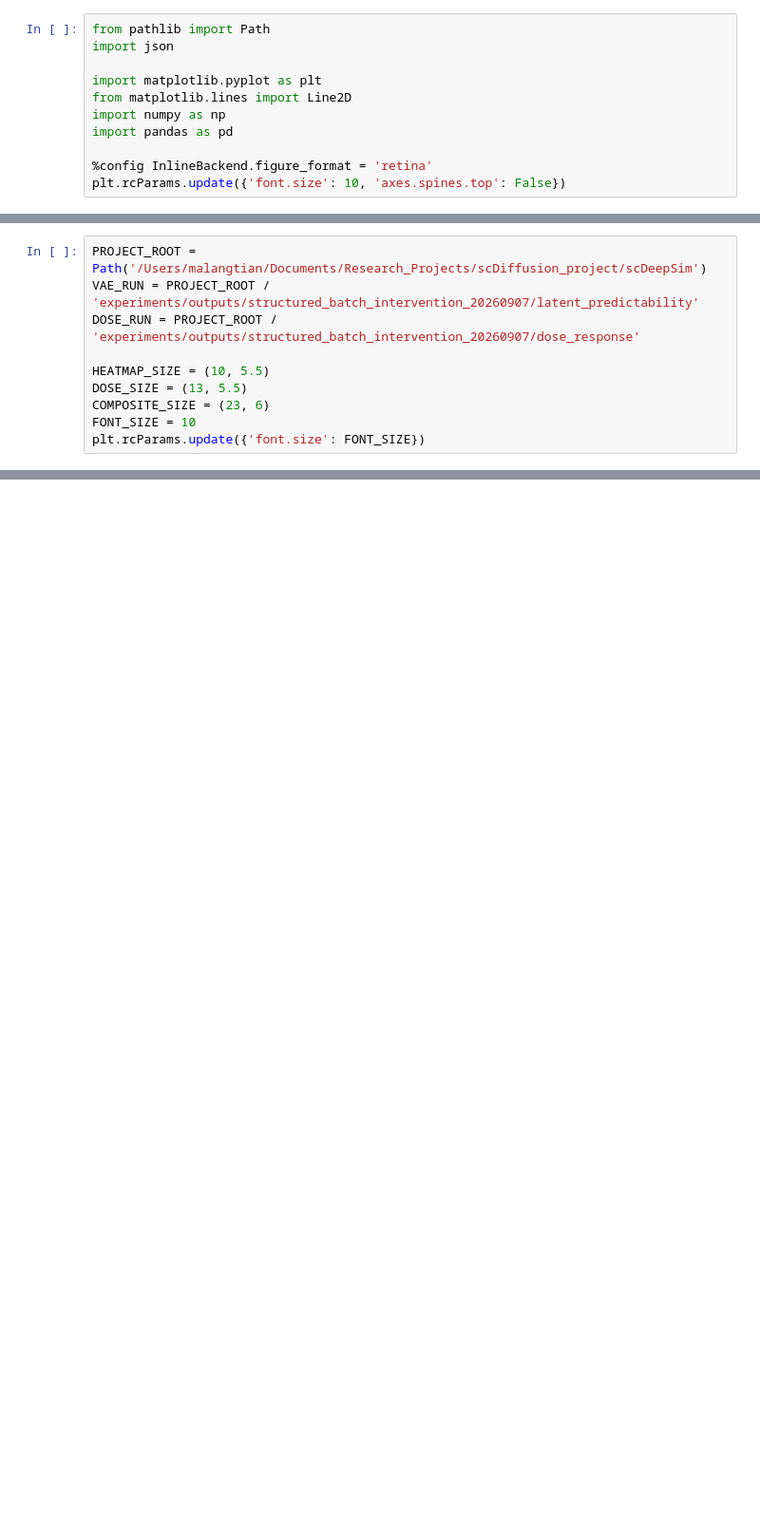
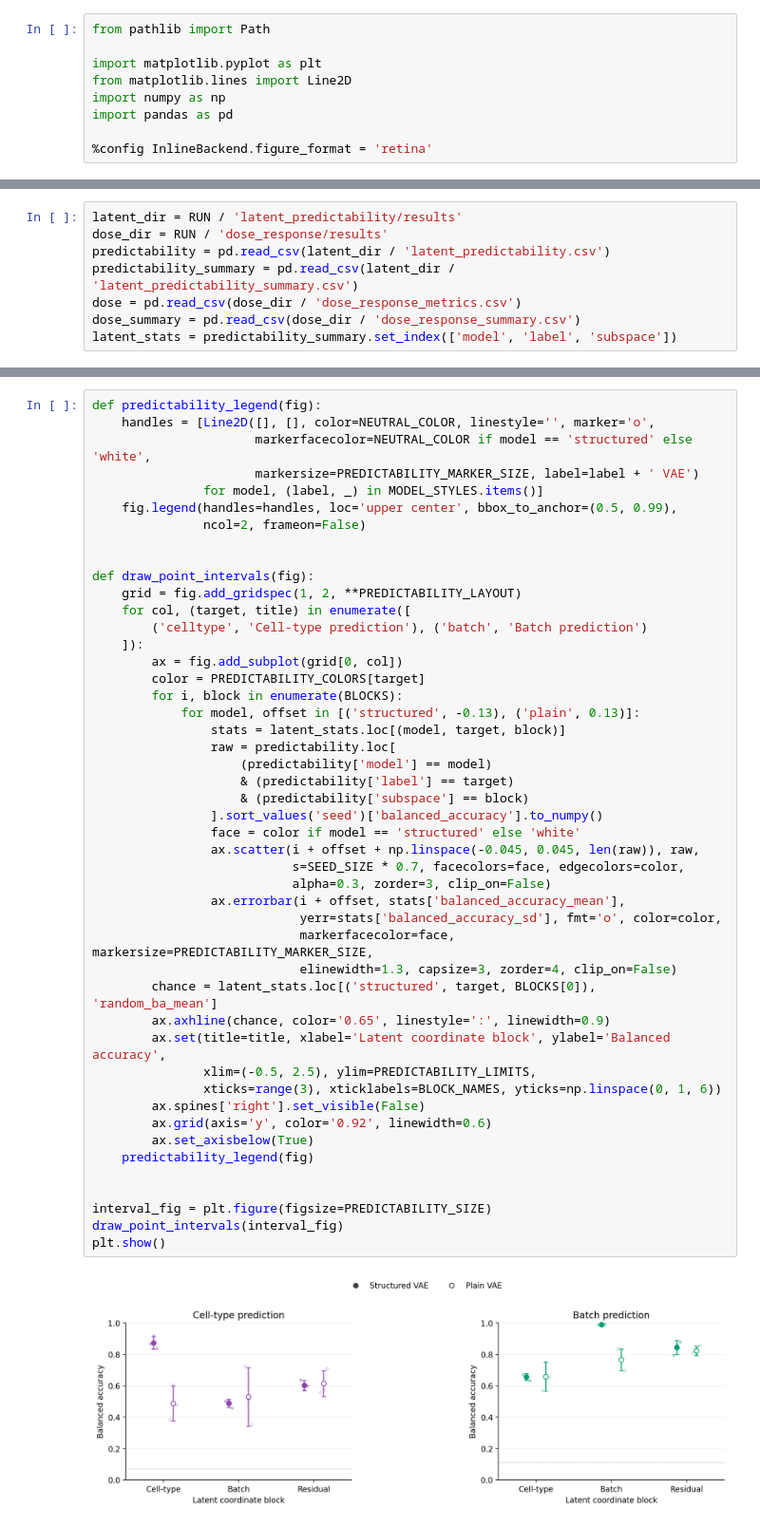
Before and after one commit to LangtianM/scDeepSim, a Jupyter notebook: experiments/notebooks/structured_batch_intervention.ipynb, the cells around one changed output, grey strips where cells are left out. Shown at 95% size. Cells and saved outputs as stored; diff of their text form; blank space fills up the shorter version.

Commit message:
update plotting scripts

```diff
--- a/experiments/notebooks/structured_batch_intervention.ipynb
+++ b/experiments/notebooks/structured_batch_intervention.ipynb
@@ -5,6 +5,5 @@ Three paired structured/plain VAE repetitions on scIB pancreas. The dose-respons
 # %%
 from pathlib import Path
-import json
 
 import matplotlib.pyplot as plt
 from matplotlib.lines import Line2D
@@ -12,4 +11,3 @@ import numpy as np
 import pandas as pd
 
 %config InlineBackend.figure_format = 'retina'
-plt.rcParams.update({'font.size': 10, 'axes.spines.top': False})
@@ -20,10 +13,0 @@ Set the two completed run directories below. Both experiments must reference the
-# %%
-PROJECT_ROOT = Path('/Users/malangtian/Documents/Research_Projects/scDiffusion_project/scDeepSim')
-VAE_RUN = PROJECT_ROOT / 'experiments/outputs/structured_batch_intervention_20260907/latent_predictability'
-DOSE_RUN = PROJECT_ROOT / 'experiments/outputs/structured_batch_intervention_20260907/dose_response'
-
-HEATMAP_SIZE = (10, 5.5)
-DOSE_SIZE = (13, 5.5)
-COMPOSITE_SIZE = (23, 6)
-FONT_SIZE = 10
-plt.rcParams.update({'font.size': FONT_SIZE})
@@ -109,0 +59,8 @@ plt.show()
+# %%
+latent_dir = RUN / 'latent_predictability/results'
+dose_dir = RUN / 'dose_response/results'
+predictability = pd.read_csv(latent_dir / 'latent_predictability.csv')
+predictability_summary = pd.read_csv(latent_dir / 'latent_predictability_summary.csv')
+dose = pd.read_csv(dose_dir / 'dose_response_metrics.csv')
+dose_summary = pd.read_csv(dose_dir / 'dose_response_summary.csv')
+latent_stats = predictability_summary.set_index(['model', 'label', 'subspace'])
@@ -109,0 +110,49 @@ plt.show()
+# %%
+def predictability_legend(fig):
+    handles = [Line2D([], [], color=NEUTRAL_COLOR, linestyle='', marker='o',
+                      markerfacecolor=NEUTRAL_COLOR if model == 'structured' else 'white',
+                      markersize=PREDICTABILITY_MARKER_SIZE, label=label + ' VAE')
+               for model, (label, _) in MODEL_STYLES.items()]
+    fig.legend(handles=handles, loc='upper center', bbox_to_anchor=(0.5, 0.99),
+               ncol=2, frameon=False)
+
+
+def draw_point_intervals(fig):
+    grid = fig.add_gridspec(1, 2, **PREDICTABILITY_LAYOUT)
+    for col, (target, title) in enumerate([
+        ('celltype', 'Cell-type prediction'), ('batch', 'Batch prediction')
+    ]):
+        ax = fig.add_subplot(grid[0, col])
+        color = PREDICTABILITY_COLORS[target]
+        for i, block in enumerate(BLOCKS):
+            for model, offset in [('structured', -0.13), ('plain', 0.13)]:
+                stats = latent_stats.loc[(model, target, block)]
+                raw = predictability.loc[
+                    (predictability['model'] == model)
+                    & (predictability['label'] == target)
+                    & (predictability['subspace'] == block)
+                ].sort_values('seed')['balanced_accuracy'].to_numpy()
+                face = color if model == 'structured' else 'white'
+                ax.scatter(i + offset + np.linspace(-0.045, 0.045, len(raw)), raw,
+                           s=SEED_SIZE * 0.7, facecolors=face, edgecolors=color,
+                           alpha=0.3, zorder=3, clip_on=False)
+                ax.errorbar(i + offset, stats['balanced_accuracy_mean'],
+                            yerr=stats['balanced_accuracy_sd'], fmt='o', color=color,
+                            markerfacecolor=face, markersize=PREDICTABILITY_MARKER_SIZE,
+                            elinewidth=1.3, capsize=3, zorder=4, clip_on=False)
+        chance = latent_stats.loc[('structured', target, BLOCKS[0]), 'random_ba_mean']
+        ax.axhline(chance, color='0.65', linestyle=':', linewidth=0.9)
+        ax.set(title=title, xlabel='Latent coordinate block', ylabel='Balanced accuracy',
+               xlim=(-0.5, 2.5), ylim=PREDICTABILITY_LIMITS,
+               xticks=range(3), xticklabels=BLOCK_NAMES, yticks=np.linspace(0, 1, 6))
+        ax.spines['right'].set_visible(False)
+        ax.grid(axis='y', color='0.92', linewidth=0.6)
+        ax.set_axisbelow(True)
+    predictability_legend(fig)
+
+
+interval_fig = plt.figure(figsize=PREDICTABILITY_SIZE)
+draw_point_intervals(interval_fig)
+plt.show()
+# %% [output]
+[figure, added]
```
Also changed, not shown: parts of 23 cells of this notebook, 5 other files.
